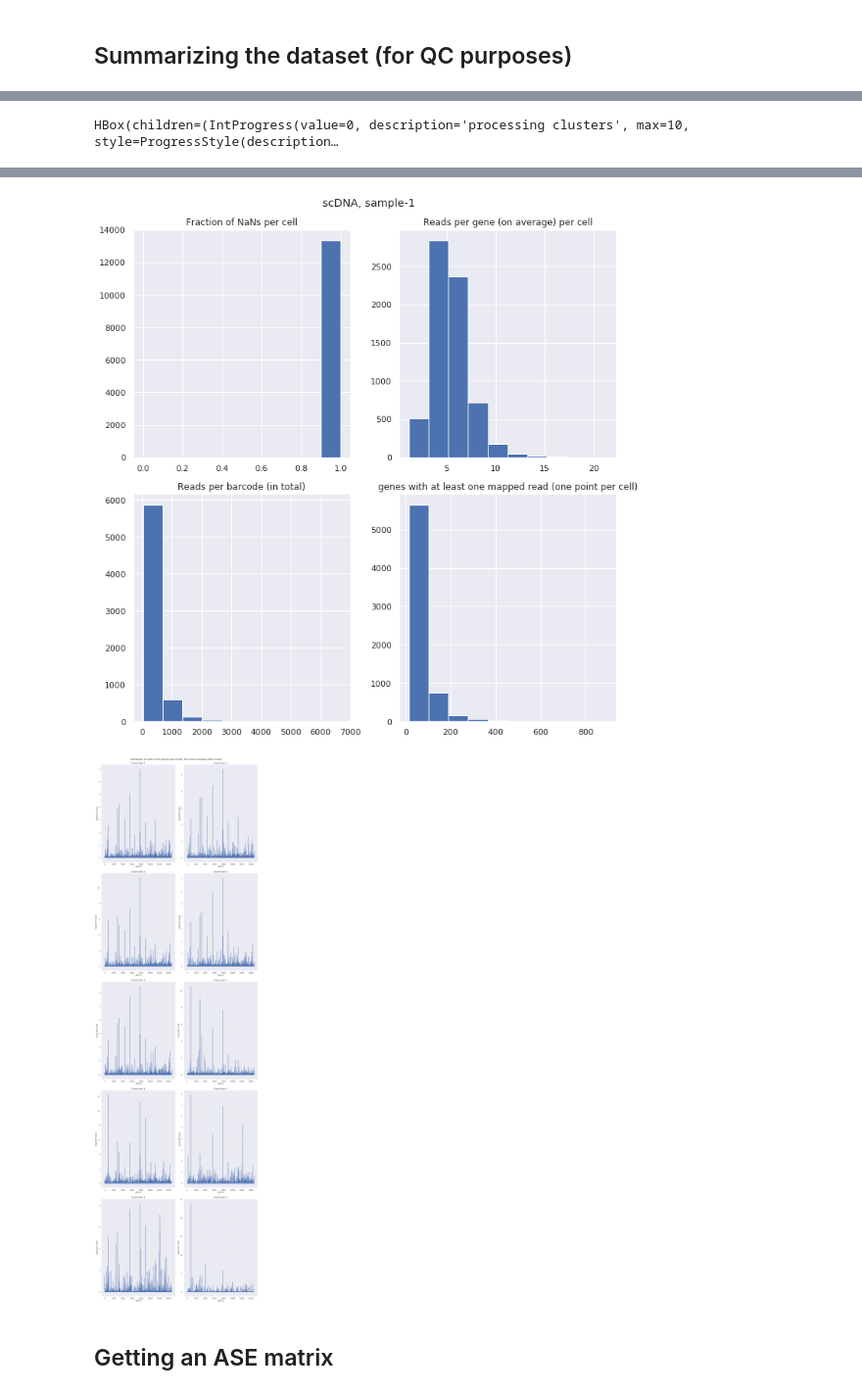
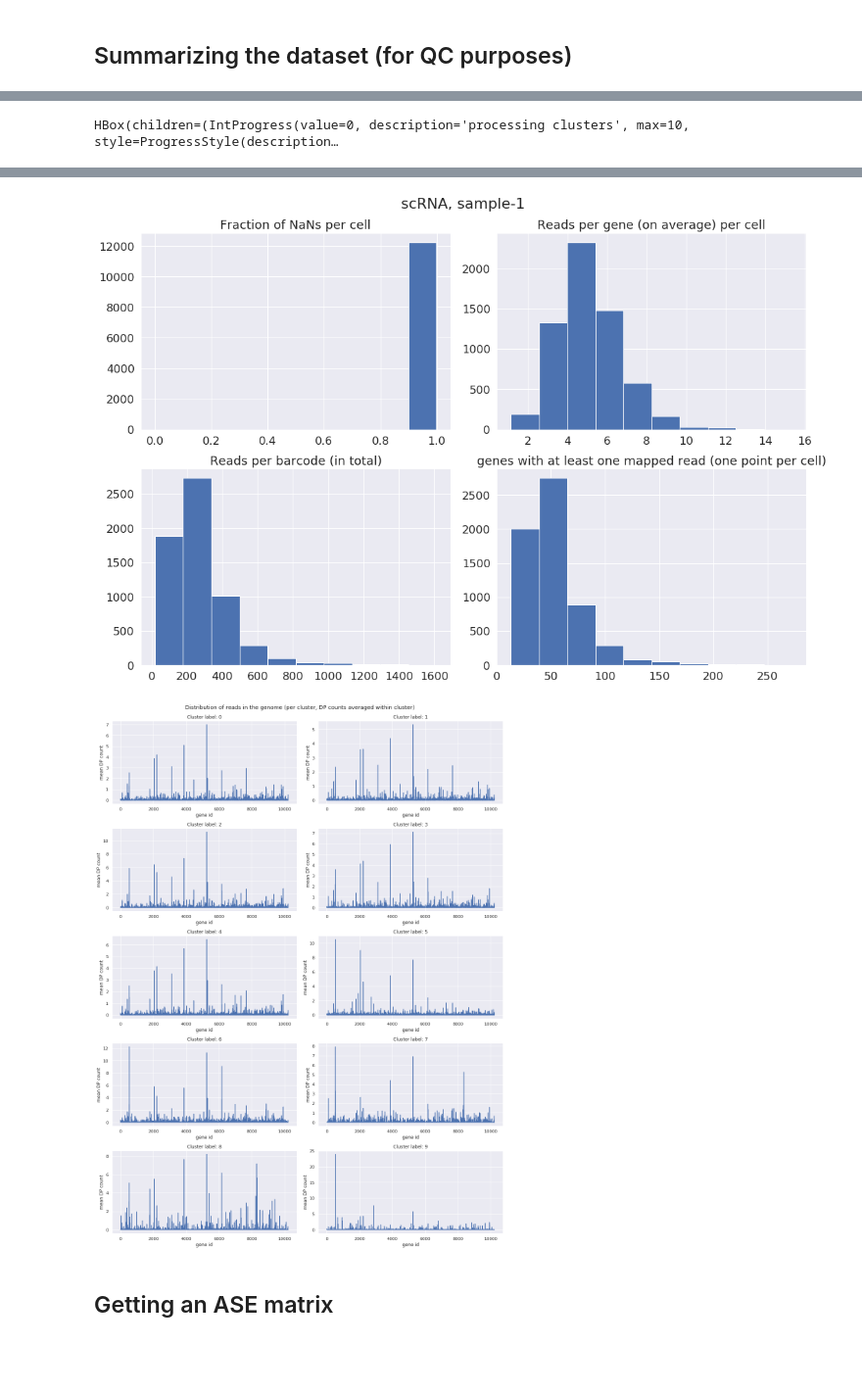
Before and after one commit to ivanov-v-v/cnv-inference, a Jupyter notebook: notebooks/vcf_to_ase.ipynb, the cells around one changed output, grey strips where cells are left out. Shown at 98% size. Cells and saved outputs as stored; diff of their text form; code cells hidden in the pictures; blank space fills up the shorter version.

```diff
--- a/notebooks/vcf_to_ase.ipynb
+++ b/notebooks/vcf_to_ase.ipynb
@@ -357,7 +390,7 @@ In total:  0.9995219458299157
 
 gene_to_snp_ids = {gene : np.array([snp_to_idx[snp] for snp in snp_list])
                    for gene, snp_list in tqdm_notebook(gene_to_snps.items(),
-                                                       desc="mapping refinement")}
+                                                       desc="mapping gene to SNP ids (for faster row selection)")}
 
 def extract_gene_counts(barcode):
     gene_to_ad, gene_to_dp = [], []
@@ -383,4 +416,5 @@ with mp.Pool(16) as pool:
     )
 # result_list = [extract_gene_counts(barcode) for barcode in tqdm_notebook(extract_barcodes(counts_df))]
 gene_counts_df = pd.concat(result_list, axis=1).to_dense()
+gene_counts_df.info()
 # %% [output]
@@ -399,9 +429,0 @@ snps_intersecting_genes.size / counts_df.shape[0]
-# %%
-fractions = []
-counts = []
-indices = np.array([snp_to_idx[snp] for snp in snps_intersecting_genes])
-for barcode in tqdm_notebook(extract_barcodes(counts_df)):
-    dp_col = counts_df[f"{barcode}_dp"].to_dense().values
-    counts.append((~np.isnan(dp_col[indices])).sum())
-    fractions.append(counts[-1] / (~np.isnan(dp_col)).sum())
-sns.distplot(fractions)
@@ -455,6 +447,0 @@ In total:  0.9949163345664594
-# %%
-cdf_csum, gdf_csum = 0, 0
-for barcode in tqdm_notebook(extract_barcodes(counts_df)):
-    cdf_csum += (~counts_df[f"{barcode}_dp"].isna()).sum()
-    gdf_csum += (~gene_counts_df[f"{barcode}_dp"].isna()).sum()
-print(100 * gdf_csum / cdf_csum)
@@ -488,6 +465,10 @@ gene_counts_df.to_pickle(f"{sample_data_dir}/gene_counts.pkl")
 # %% [markdown]
 ## Summarizing the dataset (for QC purposes)
 # %%
+# This function is really, REALLY inefficient. It implicitly converts counts_df to dense,
+# which is absolutely unacceptable given the size of that dataframe.
+# I have to find a way to compute the same statistics better.
+
 def describe_raw_counts(counts_df, desc, clustering_df=None, feature_name="SNP"):
     """
     @counts_df — pd.SparseDataframe — raw counts
@@ -513,7 +494,7 @@ def describe_raw_counts(counts_df, desc, clustering_df=None, feature_name="SNP")
         feature_name
     ))
 
-    fig, axes = plt.subplots(2, 2, figsize=(10,10), constrained_layout=True)
+    fig, axes = plt.subplots(2, 2, figsize=(15,10), constrained_layout=True)
     fig.suptitle(desc)
     axes[0,0].set_title("Fraction of NaNs per cell");
     counts_df.isna().mean().hist(ax=axes[0,0]);
@@ -536,12 +517,12 @@ def describe_raw_counts(counts_df, desc, clustering_df=None, feature_name="SNP")
         n_clusters = len(cluster_label_list)
         grid_shape = (n_clusters // 2 + n_clusters % 2, 2)
         sns.set()
-        fig, axes = plt.subplots(*grid_shape, figsize=(15, 5 * n_clusters), constrained_layout=True)
+        fig, axes = plt.subplots(*grid_shape, figsize=(15, 2 * n_clusters), constrained_layout=True)
         fig.suptitle("Distribution of reads in the genome (per cluster, DP counts averaged within cluster)")
         for i, label in enumerate(tqdm_notebook(cluster_label_list, desc="processing clusters")):
             ax = axes[i // grid_shape[1], i % grid_shape[1]]
             ax.set_title(f"Cluster label: {label}")
-            ax.set_xlabel("SNP id")
+            ax.set_xlabel(f"{feature_name} id")
             ax.set_ylabel("mean DP count")
             dp_counts = np.zeros(counts_df.shape[0])
             for barcode in cluster_to_barcodes[label]:
@@ -563,5 +536,8 @@ Wall time: 7min 54s
 # %%
 %%time
 gene_counts_df = pd.read_pickle(f"{sample_data_dir}/gene_counts.pkl")
-describe_raw_counts(gene_counts_df, "scDNA, sample-1", clustering_df, feature_name="gene")
+describe_raw_counts(gene_counts_df,
+                    f"{data_name}, {experiment_name}",
+                    clustering_df,
+                    feature_name="gene")
 # %% [output]
@@ -573,5 +549,5 @@ Wall time: 22.1 s
-[figure, old version]
+[figure, new version]
-[figure, old version]
+[figure, new version]
 # %% [markdown]
 ## Getting an ASE matrix
 # %%
```
Also changed, not shown: parts of 99 cells of this notebook.
